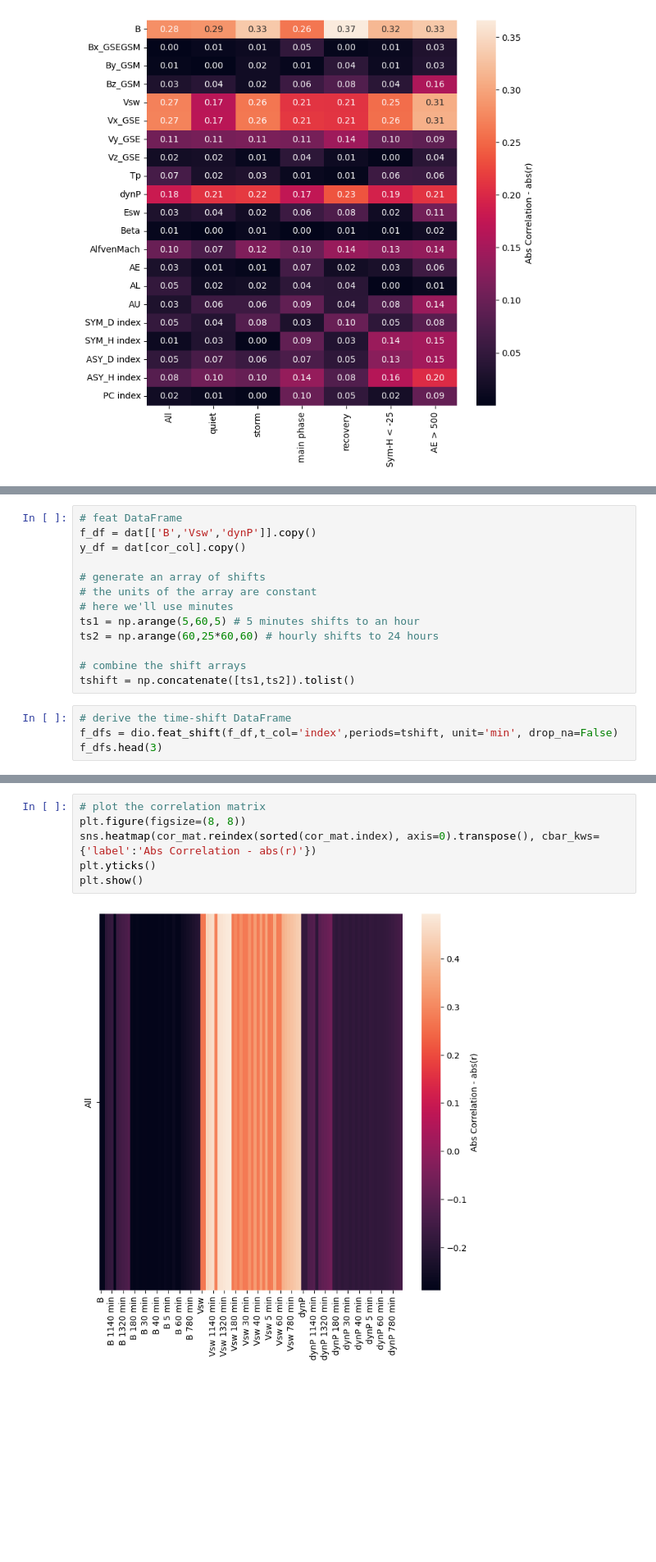
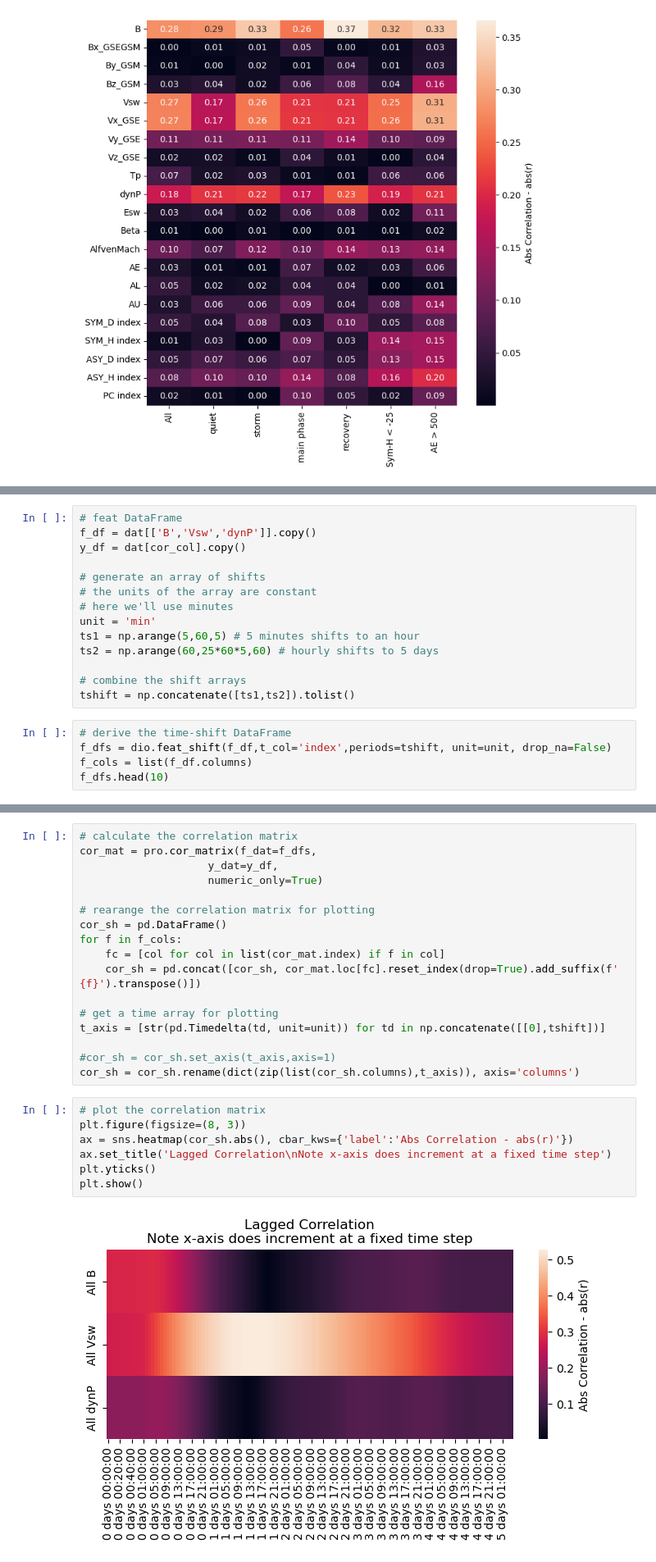
Before and after one commit to kylermurphy/ml_fw, a Jupyter notebook: Notebooks/Profile_cor.ipynb, the cells around one changed output, grey strips where cells are left out. Shown at 82% size. Saved outputs shown, nothing was run; the diff lists cells and outputs as text; blank space fills up the shorter version.

Commit message:
note book updates for examples
note book updates for examples

```diff
--- a/Notebooks/Profile_cor.ipynb
+++ b/Notebooks/Profile_cor.ipynb
@@ -93,15 +93,17 @@ y_df = dat[cor_col].copy()
 # generate an array of shifts
 # the units of the array are constant
 # here we'll use minutes
+unit = 'min'
 ts1 = np.arange(5,60,5) # 5 minutes shifts to an hour
-ts2 = np.arange(60,25*60,60) # hourly shifts to 24 hours
+ts2 = np.arange(60,25*60*5,60) # hourly shifts to 5 days
 
 # combine the shift arrays
 tshift = np.concatenate([ts1,ts2]).tolist()
 # %%
 # derive the time-shift DataFrame
-f_dfs = dio.feat_shift(f_df,t_col='index',periods=tshift, unit='min', drop_na=False)
-f_dfs.head(3)
+f_dfs = dio.feat_shift(f_df,t_col='index',periods=tshift, unit=unit, drop_na=False)
+f_cols = list(f_df.columns)
+f_dfs.head(10)
 # %% [output]
 |  | B | Vsw | dynP | B 5 min | Vsw 5 min | dynP 5 min | B 10 min | Vsw 10 min | dynP 10 min | ... |
 | DateTime |  |  |  |  |  |  |  |  |  | ... |
@@ -153,8 +121,26 @@ cor_mat.reindex(sorted(cor_mat.index), axis=0)
+# %%
+# calculate the correlation matrix
+cor_mat = pro.cor_matrix(f_dat=f_dfs,
+                    y_dat=y_df,
+                    numeric_only=True)
+
+# rearange the correlation matrix for plotting
+cor_sh = pd.DataFrame()
+for f in f_cols:
+    fc = [col for col in list(cor_mat.index) if f in col]
+    cor_sh = pd.concat([cor_sh, cor_mat.loc[fc].reset_index(drop=True).add_suffix(f' {f}').transpose()])
+
+# get a time array for plotting
+t_axis = [str(pd.Timedelta(td, unit=unit)) for td in np.concatenate([[0],tshift])]
+
+#cor_sh = cor_sh.set_axis(t_axis,axis=1)
+cor_sh = cor_sh.rename(dict(zip(list(cor_sh.columns),t_axis)), axis='columns')
 # %%
 # plot the correlation matrix
-plt.figure(figsize=(8, 8))
-sns.heatmap(cor_mat.reindex(sorted(cor_mat.index), axis=0).transpose(), cbar_kws={'label':'Abs Correlation - abs(r)'})
+plt.figure(figsize=(8, 3))
+ax = sns.heatmap(cor_sh.abs(), cbar_kws={'label':'Abs Correlation - abs(r)'})
+ax.set_title('Lagged Correlation\nNote x-axis does increment at a fixed time step')
 plt.yticks()
 plt.show()
 # %% [output]
-[figure, old version]
+[figure, new version]
```
Also changed, not shown: parts of 7 cells of this notebook, 1 other file.
